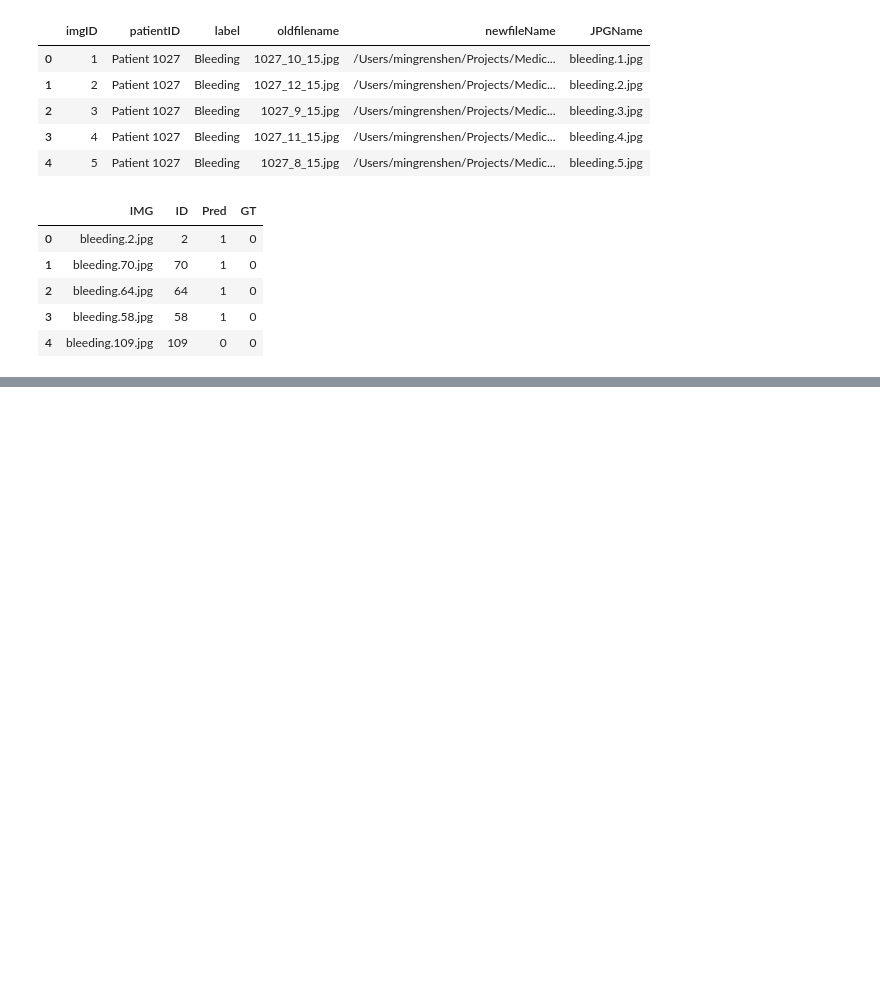
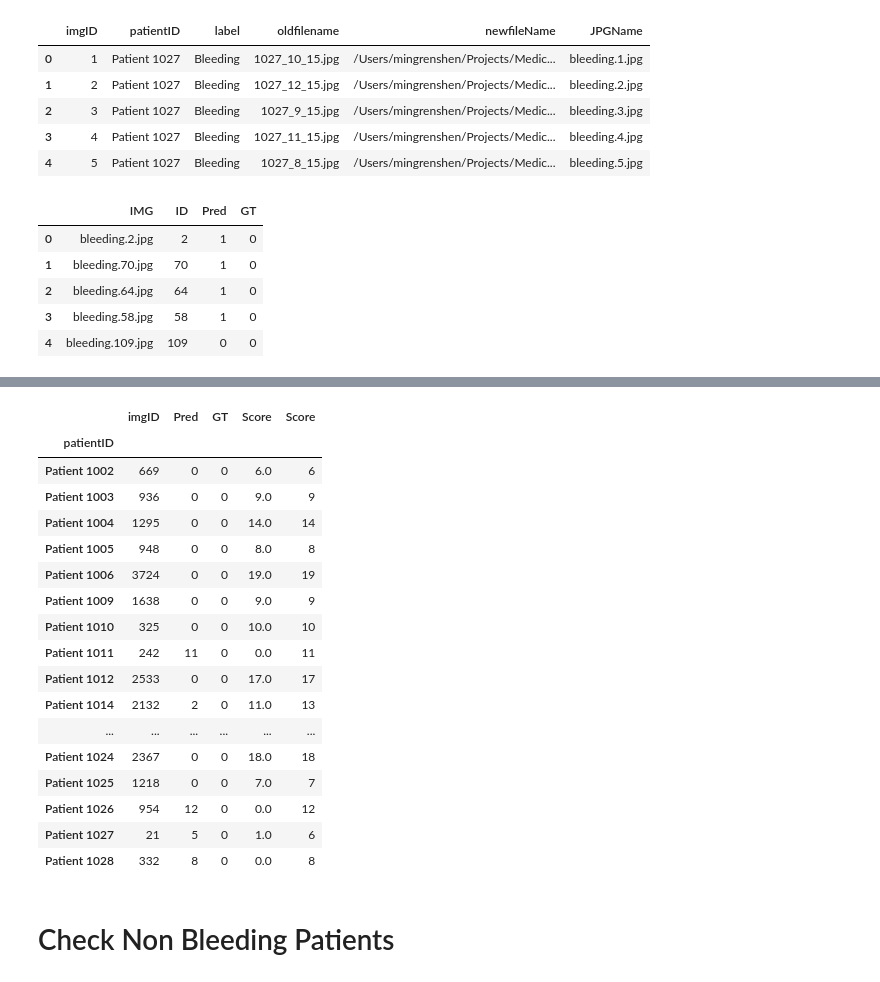
Before and after one commit to uw-cmg/MedicalImgAnalysis-BleedingSitesDetection, a Jupyter notebook: notebooks/MedImg_Stage3_Testing.ipynb, the cells around one changed output, grey strips where cells are left out. Cells and saved outputs as stored; diff of their text form; code cells hidden in the pictures; blank space fills up the shorter version.

```diff
--- a/notebooks/MedImg_Stage3_Testing.ipynb
+++ b/notebooks/MedImg_Stage3_Testing.ipynb
@@ -429,0 +432,6 @@ predCSV.head()
+# %%
+summaryXLSX = pd.read_excel("AnalysisPatientBased/BleedingSummary.xlsx",header=1)
+# %%
+A = summaryXLSX.groupby('patientID').sum()
+# %%
+B = summaryXLSX.groupby('patientID').count()
@@ -429,0 +447,25 @@ predCSV.head()
+# %%
+C = pd.concat([A,B['Score']], axis=1)
+# %%
+C
+# %% [output]
+|  | imgID | Pred | GT | Score | Score |
+| patientID |  |  |  |  |  |
+| Patient 1002 | 669 | 0 | 0 | 6.0 | 6 |
+| Patient 1003 | 936 | 0 | 0 | 9.0 | 9 |
+| Patient 1004 | 1295 | 0 | 0 | 14.0 | 14 |
+| Patient 1005 | 948 | 0 | 0 | 8.0 | 8 |
+| Patient 1006 | 3724 | 0 | 0 | 19.0 | 19 |
+| Patient 1009 | 1638 | 0 | 0 | 9.0 | 9 |
+| Patient 1010 | 325 | 0 | 0 | 10.0 | 10 |
+| Patient 1011 | 242 | 11 | 0 | 0.0 | 11 |
+| Patient 1012 | 2533 | 0 | 0 | 17.0 | 17 |
+| Patient 1014 | 2132 | 2 | 0 | 11.0 | 13 |
+| ... | ... | ... | ... | ... | ... |
+| Patient 1024 | 2367 | 0 | 0 | 18.0 | 18 |
+| Patient 1025 | 1218 | 0 | 0 | 7.0 | 7 |
+| Patient 1026 | 954 | 12 | 0 | 0.0 | 12 |
+| Patient 1027 | 21 | 5 | 0 | 1.0 | 6 |
+| Patient 1028 | 332 | 8 | 0 | 0.0 | 8 |
+# %% [markdown]
+# Check Non Bleeding Patients
```
Also changed, not shown: parts of 10 cells of this notebook, 4 other files.
